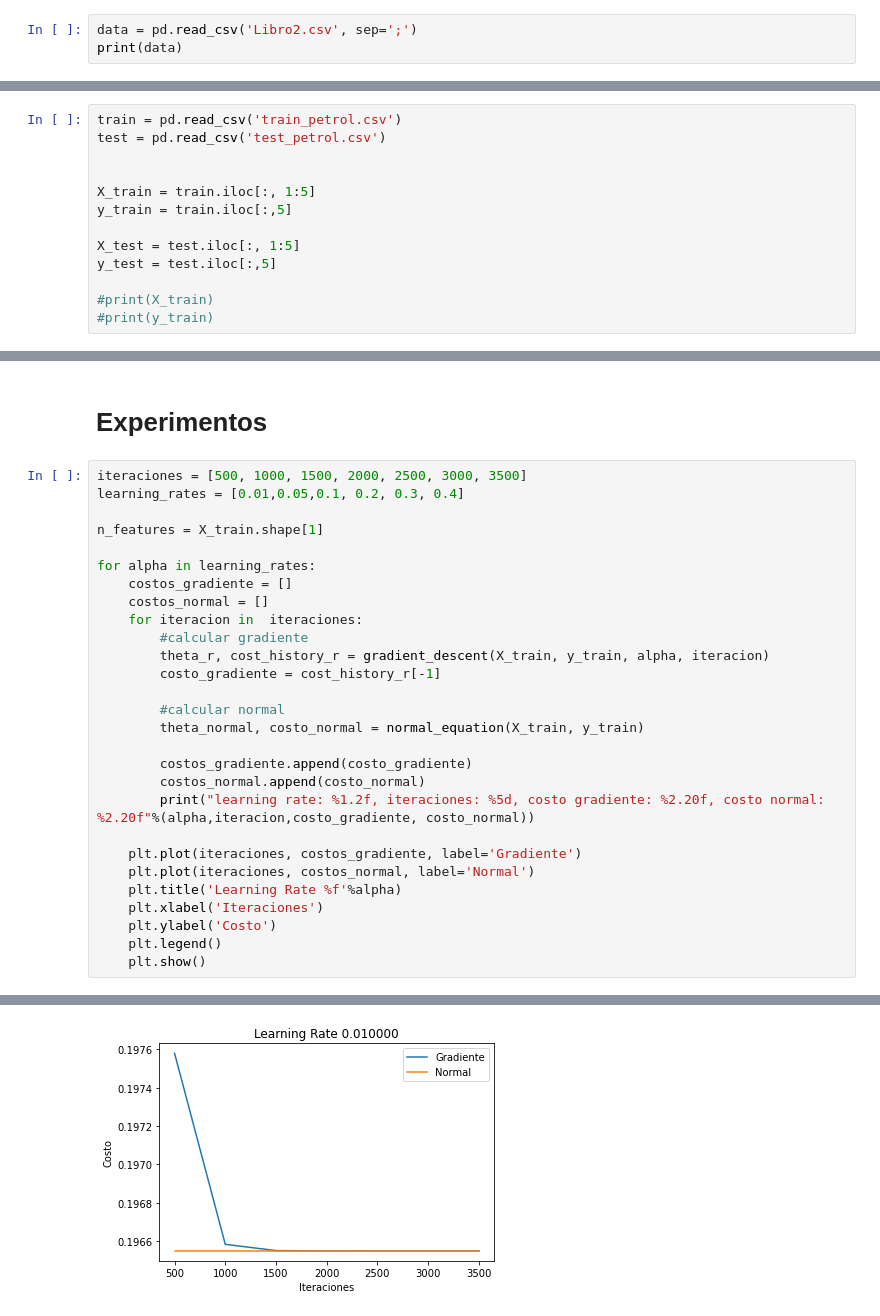
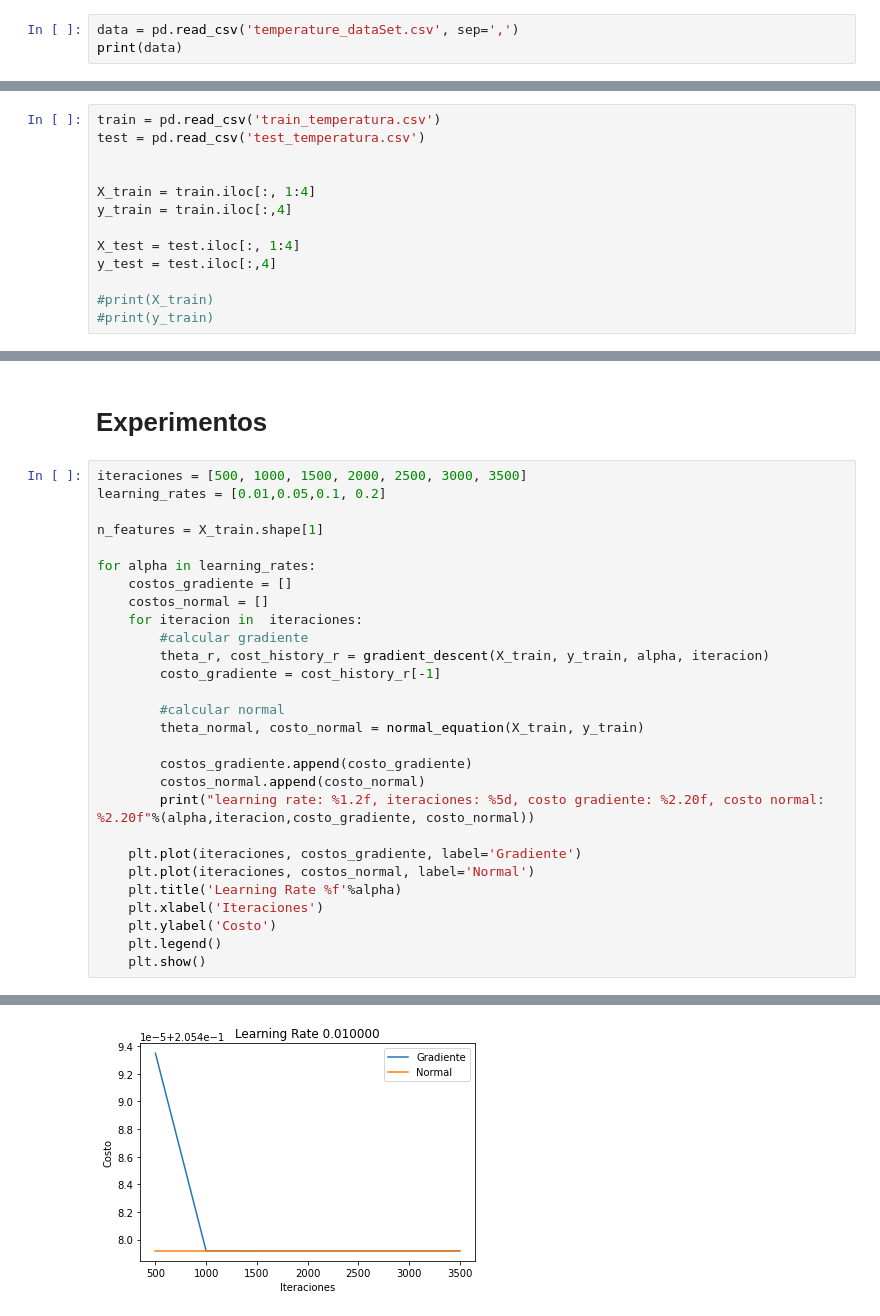
Before and after one commit to JazmineAlfaro/Topicos-en-Inteligencia-Artificial, a Jupyter notebook: Temperatura/Temperatura.ipynb, the cells around one changed output, grey strips where cells are left out. Cells and saved outputs as stored; diff of their text form.

Commit message:
temperatura

```diff
--- a/Temperatura/Temperatura.ipynb
+++ b/Temperatura/Temperatura.ipynb
@@ -3,6 +3,6 @@ import pandas as pd
 import numpy as np
 import matplotlib.pyplot as plt
 # %%
-data = pd.read_csv('Libro2.csv', sep=';')
+data = pd.read_csv('temperature_dataSet.csv', sep=',')
 print(data)
 # %% [output]
@@ -58,13 +55,13 @@ Ejemplos usados para test:  14
 # %%
-train = pd.read_csv('train_petrol.csv')
-test = pd.read_csv('test_petrol.csv')
+train = pd.read_csv('train_temperatura.csv')
+test = pd.read_csv('test_temperatura.csv')
 
 
-X_train = train.iloc[:, 1:5]
-y_train = train.iloc[:,5]
+X_train = train.iloc[:, 1:4]
+y_train = train.iloc[:,4]
 
-X_test = test.iloc[:, 1:5]
-y_test = test.iloc[:,5]
+X_test = test.iloc[:, 1:4]
+y_test = test.iloc[:,4]
 
 #print(X_train)
 #print(y_train)
@@ -165,7 +153,7 @@ plt.show()
 <h1>Experimentos</h1>
 # %%
 iteraciones = [500, 1000, 1500, 2000, 2500, 3000, 3500]
-learning_rates = [0.01,0.05,0.1, 0.2, 0.3, 0.4]
+learning_rates = [0.01,0.05,0.1, 0.2]
 
 n_features = X_train.shape[1]
 
@@ -202 +190 @@ learning rate: 0.01, iteraciones:  3500, costo gradiente: 0.19654950995192366214
-[figure, old version]
+[figure, new version]
```
Also changed, not shown: parts of 7 cells of this notebook, 2 other files.
